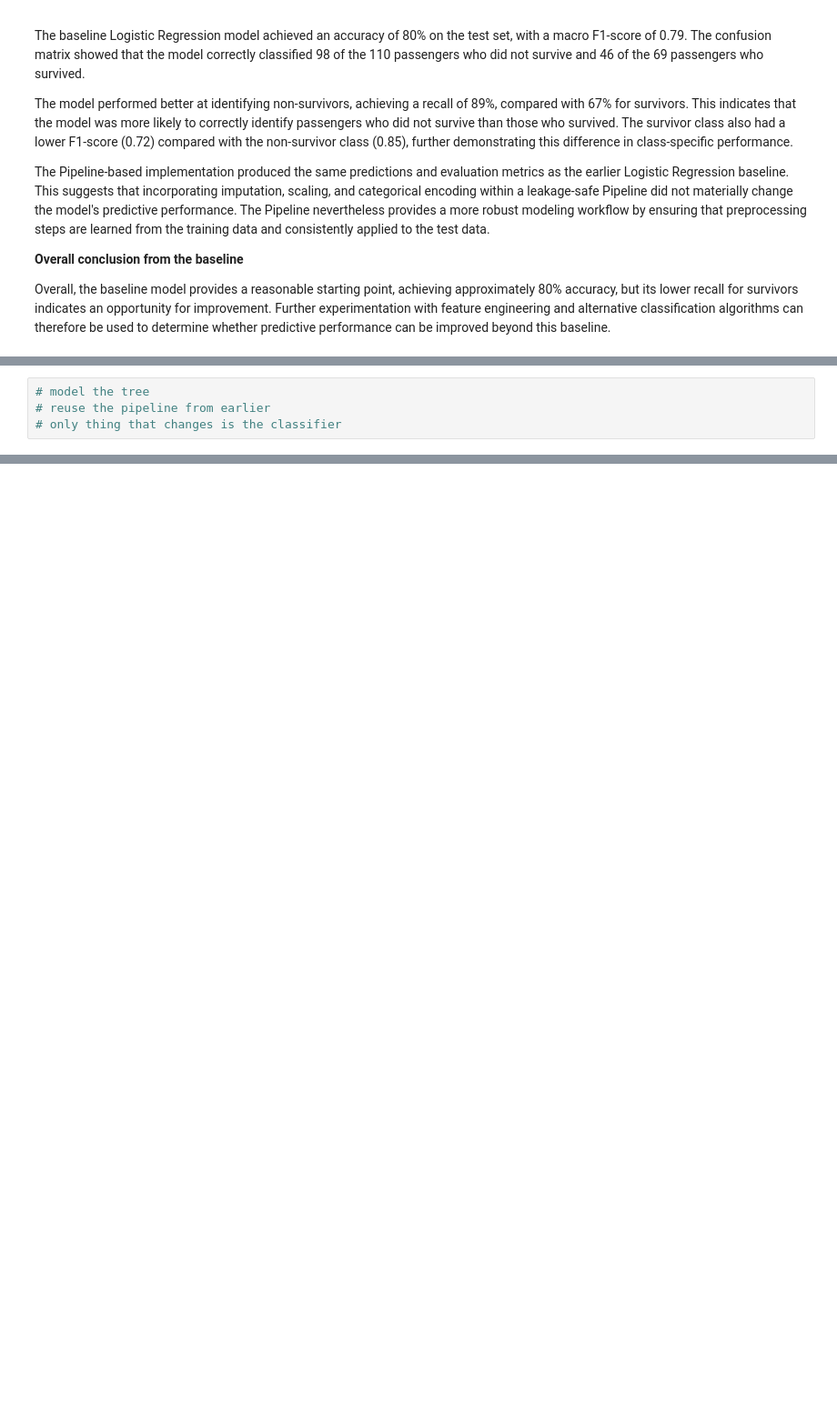
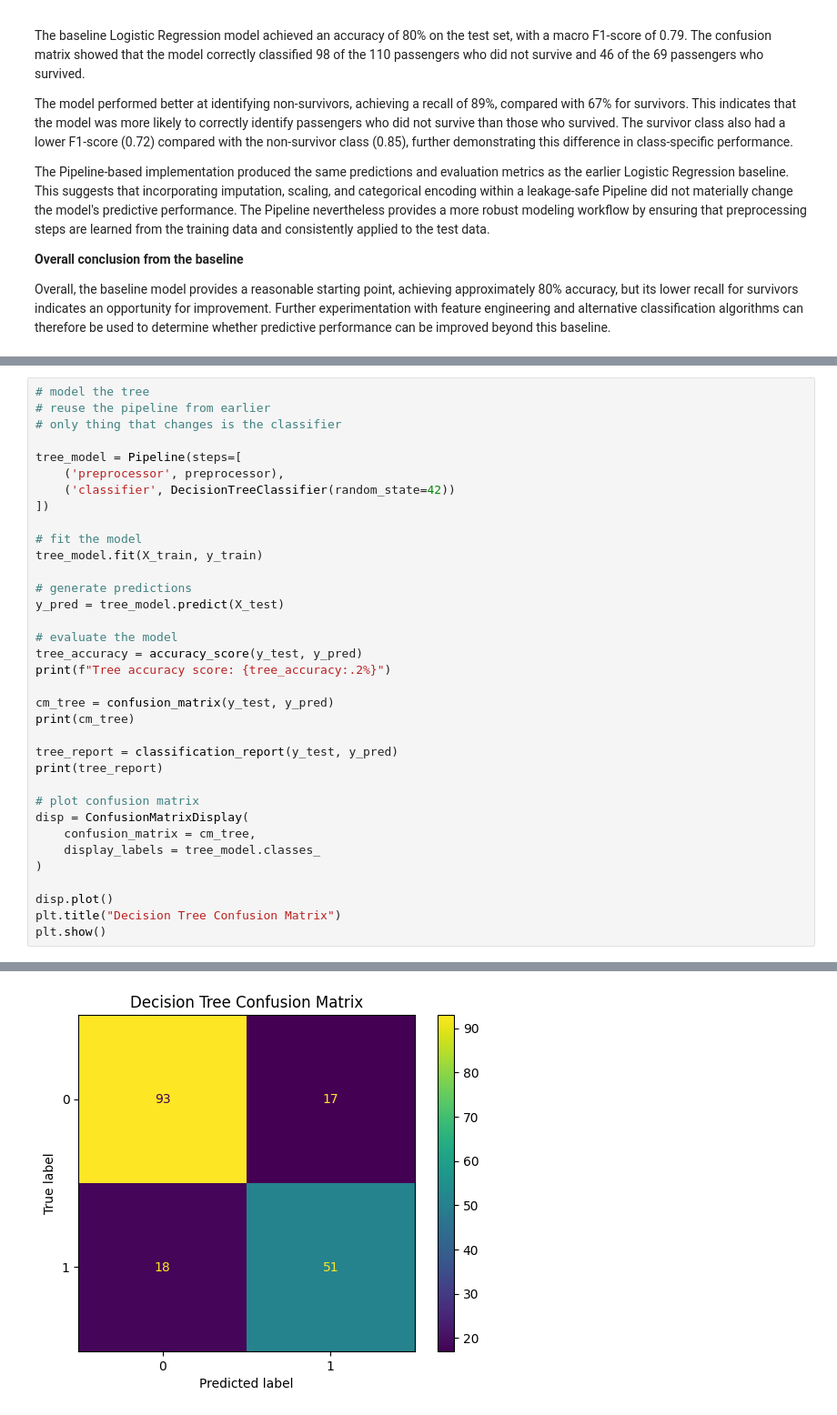
Before and after one commit to tingly-amua/Titanic-Survival-Analysis, a Jupyter notebook: Modeling.ipynb, the cells around one changed output, grey strips where cells are left out. Shown at 91% size. Saved outputs shown, nothing was run; the diff lists cells and outputs as text; blank space fills up the shorter version.

Commit message:
model survival using decision tree

```diff
--- a/Modeling.ipynb
+++ b/Modeling.ipynb
@@ -253,3 +263,35 @@ or
 # model the tree
 # reuse the pipeline from earlier
 # only thing that changes is the classifier
+
+tree_model = Pipeline(steps=[
+    ('preprocessor', preprocessor),
+    ('classifier', DecisionTreeClassifier(random_state=42))
+])
+
+# fit the model
+tree_model.fit(X_train, y_train)
+
+# generate predictions
+y_pred = tree_model.predict(X_test)
+
+# evaluate the model
+tree_accuracy = accuracy_score(y_test, y_pred)
+print(f"Tree accuracy score: {tree_accuracy:.2%}")
+
+cm_tree = confusion_matrix(y_test, y_pred)
+print(cm_tree)
+
+tree_report = classification_report(y_test, y_pred)
+print(tree_report)
+
+# plot confusion matrix
+disp = ConfusionMatrixDisplay(
+    confusion_matrix = cm_tree,
+    display_labels = tree_model.classes_
+)
+
+disp.plot()
+plt.title("Decision Tree Confusion Matrix")
+plt.show()
+# %% [output]
@@ -255,0 +309 @@ or
+[figure, added]
```
Also changed, not shown: parts of 10 cells of this notebook.
